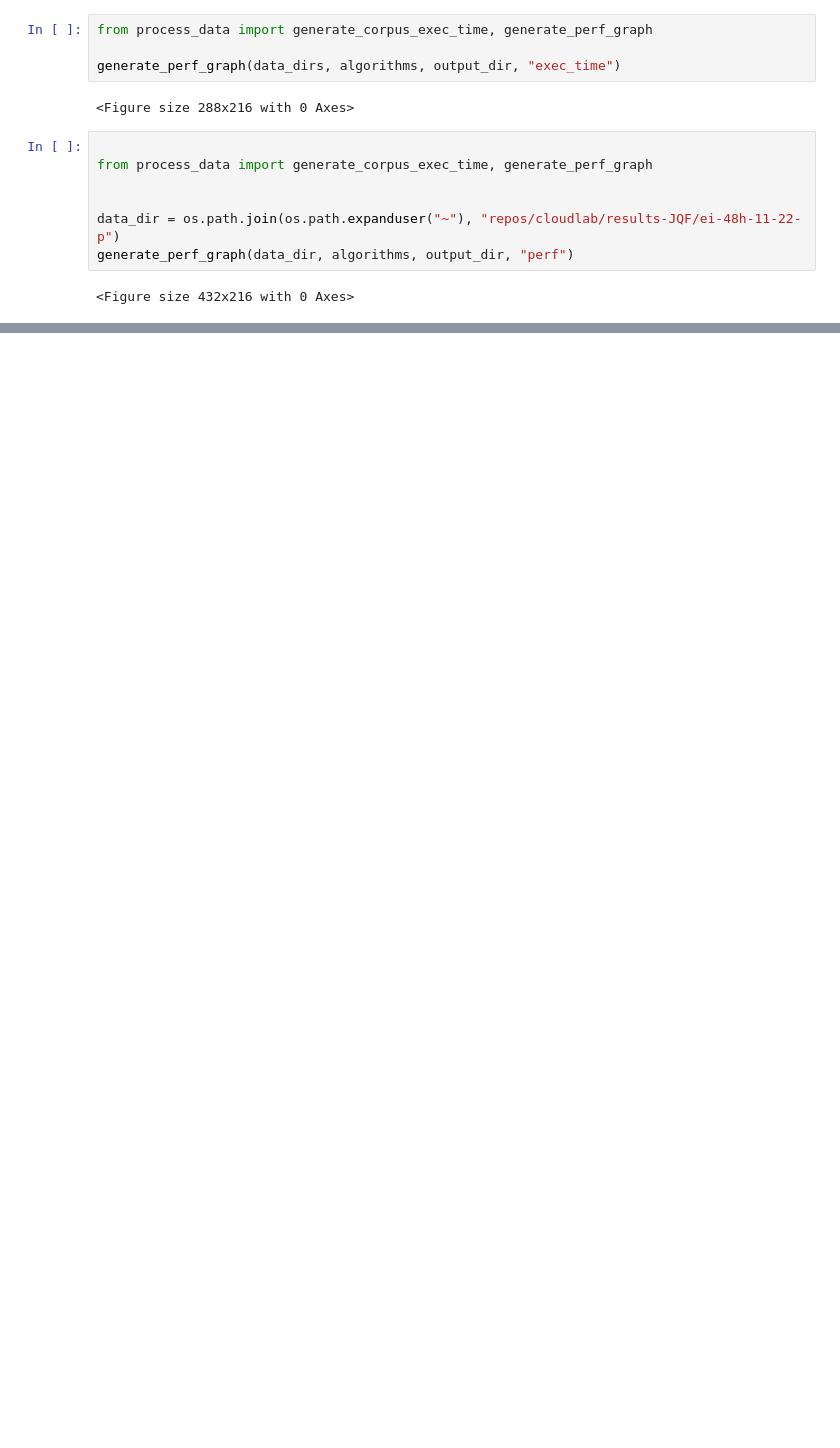
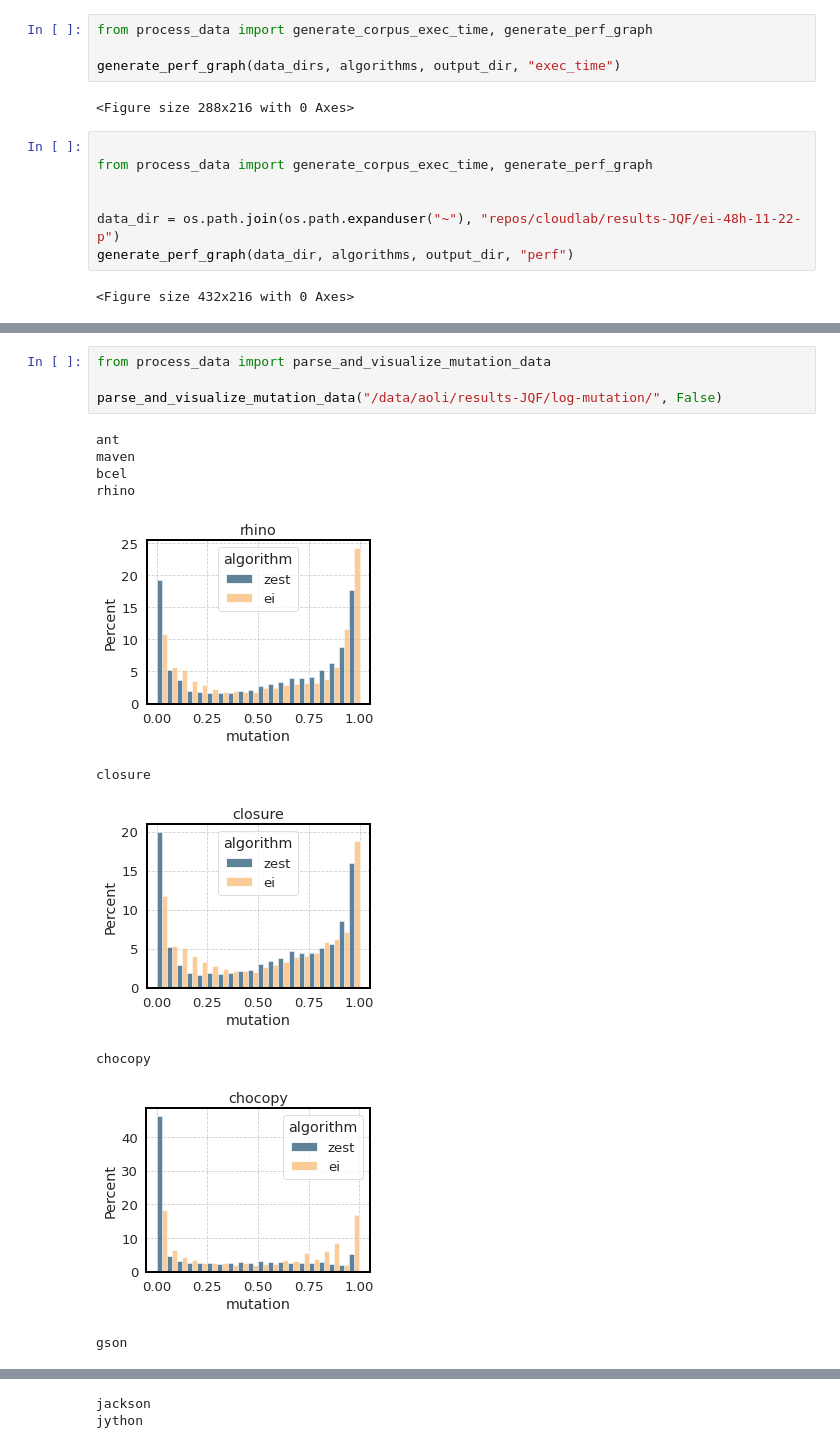
Before and after one commit to aoli-al/JQF-ei, a Jupyter notebook: scripts/experiments/ei/paper_figs.ipynb, the cells around one changed output, grey strips where cells are left out. Cells and saved outputs as stored; diff of their text form; blank space fills up the shorter version.

```diff
--- a/scripts/experiments/ei/paper_figs.ipynb
+++ b/scripts/experiments/ei/paper_figs.ipynb
@@ -99,0 +84,15 @@ generate_perf_graph(data_dir, algorithms, output_dir, "perf")
+# %%
+from process_data import parse_and_visualize_mutation_data
+
+parse_and_visualize_mutation_data("/data/aoli/results-JQF/log-mutation/", False)
+# %% [output]
+ant
+maven
+bcel
+rhino
+[figure, added]
+closure
+[figure, added]
+chocopy
+[figure, added]
+gson
@@ -99,0 +100,2 @@ generate_perf_graph(data_dir, algorithms, output_dir, "perf")
+jackson
+jython
```
Also changed, not shown: parts of 4 cells of this notebook, 2 other files.
